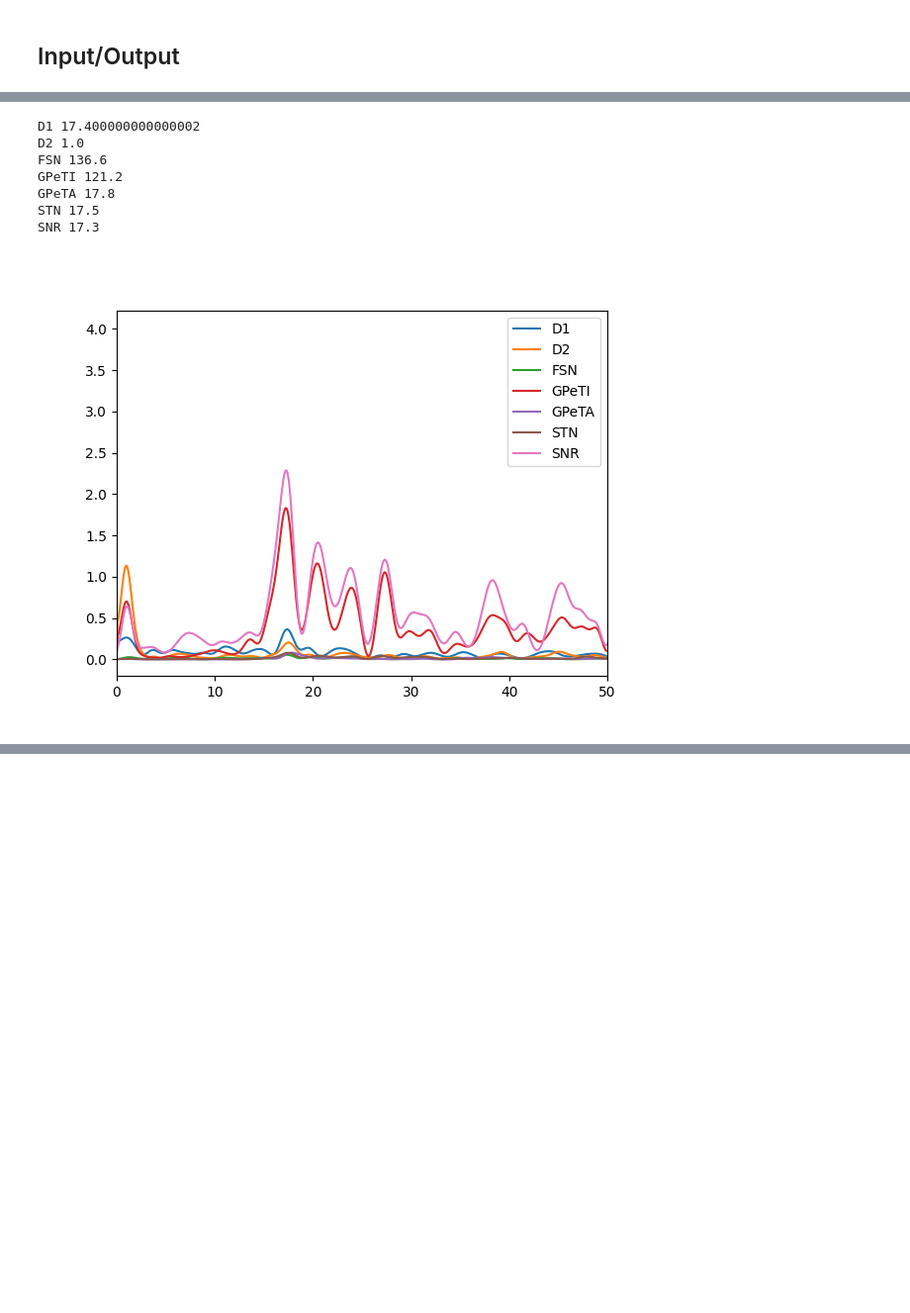
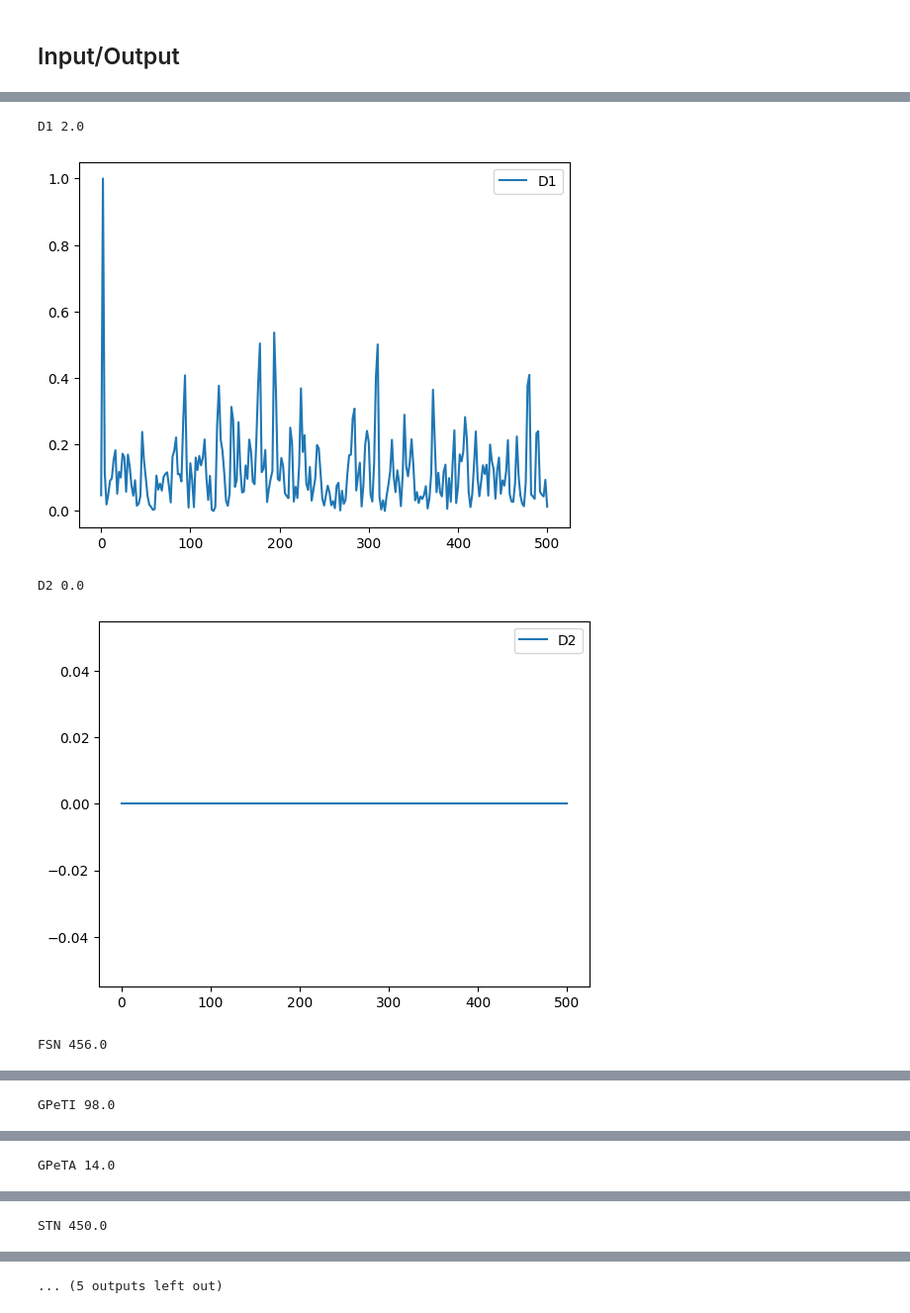
Before and after one commit to djanloo/quilt, a Jupyter notebook: basal_ganglia.ipynb, the cells around one changed output, grey strips where cells are left out. Shown: that part at 99% size. Drawn from its saved outputs; the diff is of its cells as text; code cells hidden in the pictures; blank space fills up the shorter version.

```diff
--- a/basal_ganglia.ipynb
+++ b/basal_ganglia.ipynb
@@ -49,19 +46,22 @@ for population in sn.populations.values():
     population.monitorize_spikes()
 sn.populations[pop_state_monitorized].monitorize_states()
 # %%
-poisson_inputs = dict(STN   = (500, 0.25 ),
-                      GPeTA = (170, 0.15),
-                      GPeTI = (1530, 0.25 ),
-                      FSN   = (944.4, 0.5),
-                      SNR   = (6000, 0.55)
+poisson_rescale = 0.5
+poisson_inputs = dict(STN   = [500, 0.25],
+                      GPeTA = [170, 0.15],
+                      GPeTI = [1530, 0.25 ],
+                      FSN   = [944.4, 0.5],
+                      SNR   = [600, 0.55]
                     )
+
+for pi in poisson_inputs.values():
+    pi[1] *= poisson_rescale
 
 for pop in poisson_inputs:
     sn.populations[pop].add_poisson_spike_injector(*poisson_inputs[pop])
 
-sn.populations["D1"].add_poisson_spike_injector(1120, 0.45)
-sn.populations["D2"].add_poisson_spike_injector(972.927, 0.45)
+sn.populations["D1"].add_poisson_spike_injector(poisson_rescale * 1120, 0.45)
+sn.populations["D2"].add_poisson_spike_injector(poisson_rescale * 972.927, 0.45)
 # %%
-# sn.run(dt=0.3, time=200)
-sn.run(dt=0.1, time=2800)
+sn.run(dt=0.1, time=1000)
 # %% [output]
@@ -87,14 +86,13 @@ binned_signals = dict()
 
 for pop in spikes.keys():
     binned_signals[pop] = np.sum(
-                            spikes[pop][:-1].reshape(-1, timesteps_per_bin),
+                            spikes[pop][:(len(spikes[pop])//timesteps_per_bin)*timesteps_per_bin].reshape(-1, timesteps_per_bin),
                             axis=1).squeeze()
 
     mfr = np.mean(binned_signals[pop][200:]) * 1e3 / sn.populations[pop].n_neurons
     print(f"Mean firing rate {pop}:\t{mfr:.1f} Hz")
     plt.plot(binned_signals[pop], label=pop)
 
-# plt.ylim(0,600)
 plt.legend()
 plt.ylabel("spikes per ms");
 # %% [output]
@@ -109,37 +107,39 @@ Mean firing rate SNR:   16.7 Hz
 # %%
 from numpy.fft import fft, fftfreq
 from scipy.signal import welch
 from sklearn.preprocessing import MinMaxScaler
 from neurodsp.filt import filter_signal
 
 fig, ax = plt.subplots()
 scaler = MinMaxScaler()
 
 burn_in = 200
 
 for pop in sn.populations.keys():
     signal = binned_signals[pop][burn_in:]
-
+    # signal = butter_bandpass_filter(signal, 0.2, 80, 1000, order=4)
+    # fig, ax = plt.subplots()
     f, PSD = welch(signal,
                    1000,
-                   nperseg=800,
-                   noverlap=50,
-                   nfft=10000,
+                   nperseg=500,
+                   noverlap=250,
+                   nfft=None,
                    scaling='density',
                    window='hamming')
-
-    # plt.plot(f, scaler.fit_transform(PSD[:, None]).squeeze(), label=pop)
-    plt.plot(f, PSD, label=pop)
+    # print(PSD)
+    plt.plot(f, scaler.fit_transform(PSD[:, None]).squeeze(), label=pop)
+    # plt.plot(f, PSD, label=pop)
     print(pop, f[np.argmax(PSD)])
+    plt.legend()
+    plt.show()
     # break
-plt.xlim([0,50]);
+# plt.xlim([0,50]);
 plt.legend();
+plt.xlabel("frequency [Hz]")
+plt.xlim(0,150)
 # %% [output]
-D1 17.400000000000002
-D2 1.0
-FSN 136.6
-GPeTI 121.2
-GPeTA 17.8
-STN 17.5
-SNR 17.3
+D1 2.0
-[figure, old version]
+[figure, new version]
+D2 0.0
+[figure, added]
+FSN 456.0
@@ -145,0 +147 @@ SNR 17.3
+GPeTI 98.0
@@ -145,0 +149 @@ SNR 17.3
+GPeTA 14.0
@@ -145,0 +151 @@ SNR 17.3
+STN 450.0
@@ -145,0 +153 @@ SNR 17.3
+... (5 outputs left out)
```
Also changed, not shown: parts of 9 cells of this notebook, 1 other file.
